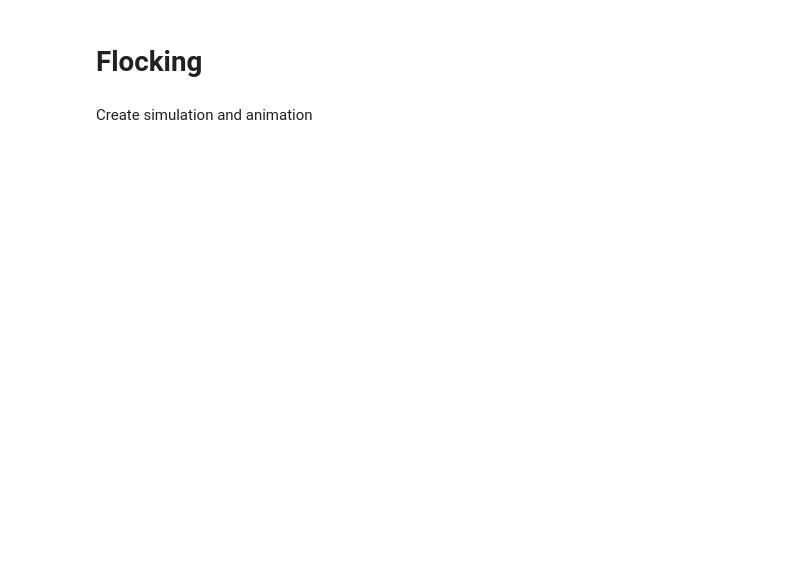
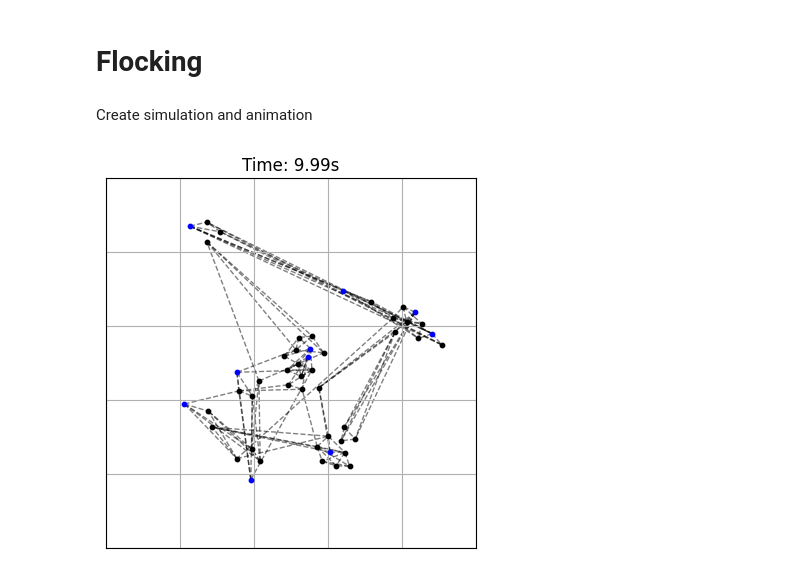
Before and after one commit to hans-riess/pygsig, a Jupyter notebook: flocking.ipynb, the cells around one changed output. Saved outputs shown, nothing was run; the diff lists cells and outputs as text; code cells hidden in the pictures; blank space fills up the shorter version.

```diff
--- a/flocking.ipynb
+++ b/flocking.ipynb
@@ -131,31 +131,33 @@ for step, t in enumerate(tt):
         X_traj[i, step] = np.array([agent.x, agent.y])
         sep_x, sep_y = separation(i, dist_safe)
         ali_x, ali_y = alignment(i, graph)
         coh_x, coh_y = cohesion(i, graph)
         lead_x, lead_y = leader_follower(i, agents)
         agent.vx += separation_weight * sep_x + alignment_weight * ali_x + cohesion_weight * coh_x + leader_weight * lead_x
         agent.vy += separation_weight * sep_y + alignment_weight * ali_y + cohesion_weight * coh_y + leader_weight * lead_y
         agent.vx, agent.vy = np.clip([agent.vx, agent.vy], -max_velocity, max_velocity)
         agent.x +=  agent.vx * dt
         agent.y +=  agent.vy * dt
 
 
 # Visualization
 fig = plt.figure()
 ax = plt.axes(xlim=(0, 100), ylim=(0, 100))
 
 def animate(step):
     ax.clear()
     pos = {i: X_traj[i, step] for i in range(num_nodes)}
     nx.draw_networkx_nodes(graph, pos, nodelist=[i for i in range(num_nodes) if agents[i].is_leader], node_color='blue', node_size=10)
     nx.draw_networkx_nodes(graph, pos, nodelist=[i for i in range(num_nodes) if not agents[i].is_leader], node_color='black', node_size=10)
-    nx.draw_networkx_edges(graph, pos, edge_color='black', alpha=0.5)
+    nx.draw_networkx_edges(graph, pos, edge_color='black', alpha=0.5, style='dashed')
     ax.grid(True)
     ax.set_aspect('equal')
     ax.set_xlim(x_min, x_max)
     ax.set_ylim(y_min, y_max)
     ax.set_title(f'Time: {step * dt:.2f}s')
 
 ani = animation.FuncAnimation(fig, animate, frames=num_time_steps, interval=10)
 ani.save(f'plots/flocking.mp4', writer='ffmpeg', dpi=300, fps=30)
 plt.show()
+# %% [output]
+[figure, added]
```
Also changed, not shown: 5 other files.
